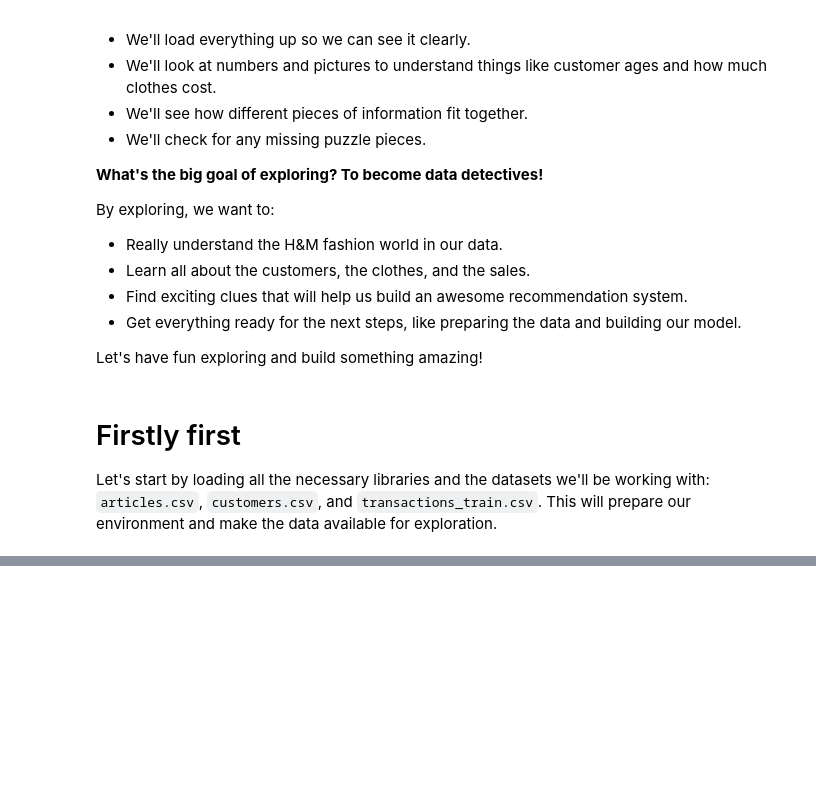
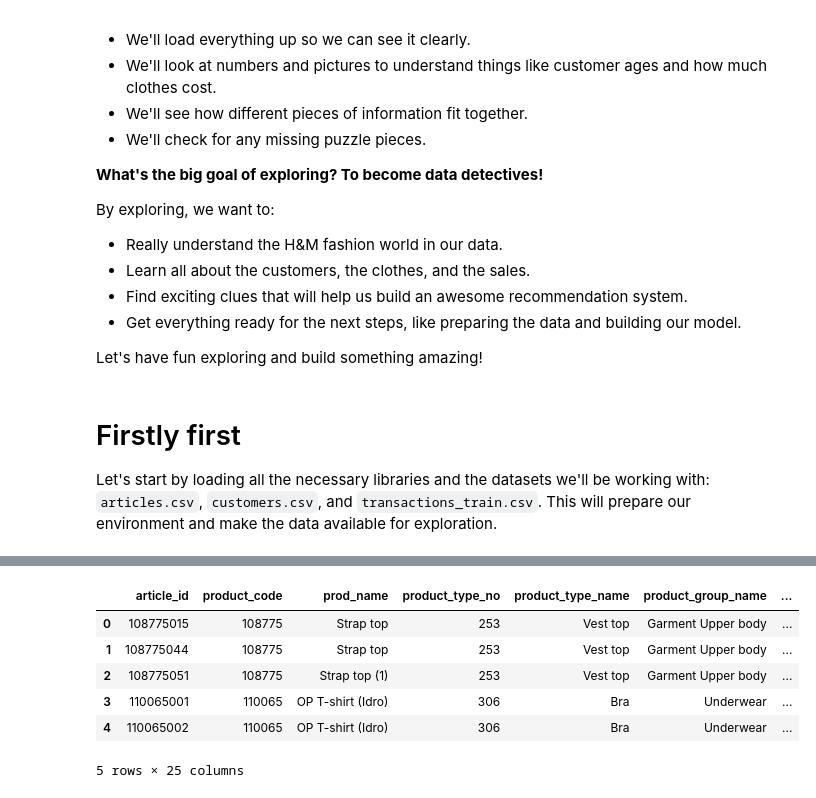
Before and after one commit to amien1410/colab-notebooks, a Jupyter notebook: Colab_Pyspark_H&M_EDA_Recommendation.ipynb, the cells around one changed output, grey strips where cells are left out. Drawn from its saved outputs; the diff is of its cells as text; code cells hidden in the pictures; blank space fills up the shorter version.

```diff
--- a/Colab_Pyspark_H&M_EDA_Recommendation.ipynb
+++ b/Colab_Pyspark_H&M_EDA_Recommendation.ipynb
@@ -86,0 +136,10 @@ transactions = pd.read_csv("/content/transactions_train.csv")
+# %%
+articles.head()
+# %% [output]
+|  | article_id | product_code | prod_name | product_type_no | product_type_name | product_group_name | ... |
+| 0 | 108775015 | 108775 | Strap top | 253 | Vest top | Garment Upper body | ... |
+| 1 | 108775044 | 108775 | Strap top | 253 | Vest top | Garment Upper body | ... |
+| 2 | 108775051 | 108775 | Strap top (1) | 253 | Vest top | Garment Upper body | ... |
+| 3 | 110065001 | 110065 | OP T-shirt (Idro) | 306 | Bra | Underwear | ... |
+| 4 | 110065002 | 110065 | OP T-shirt (Idro) | 306 | Bra | Underwear | ... |
+5 rows × 25 columns
```
Also changed, not shown: parts of 6 cells of this notebook.
